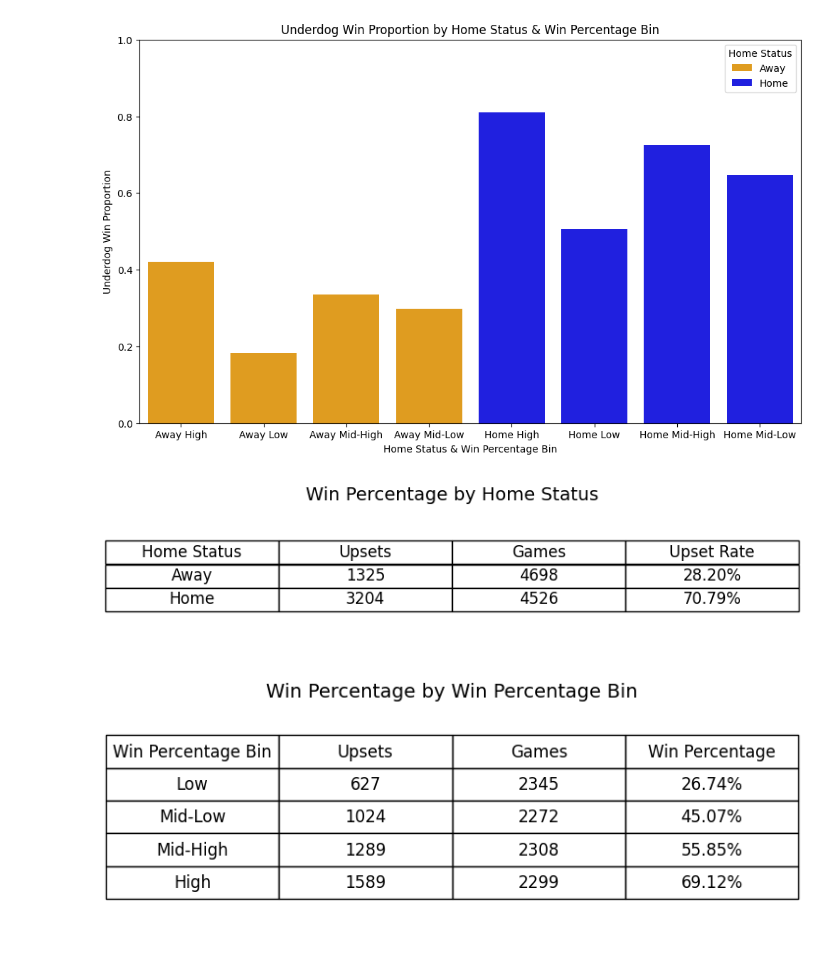
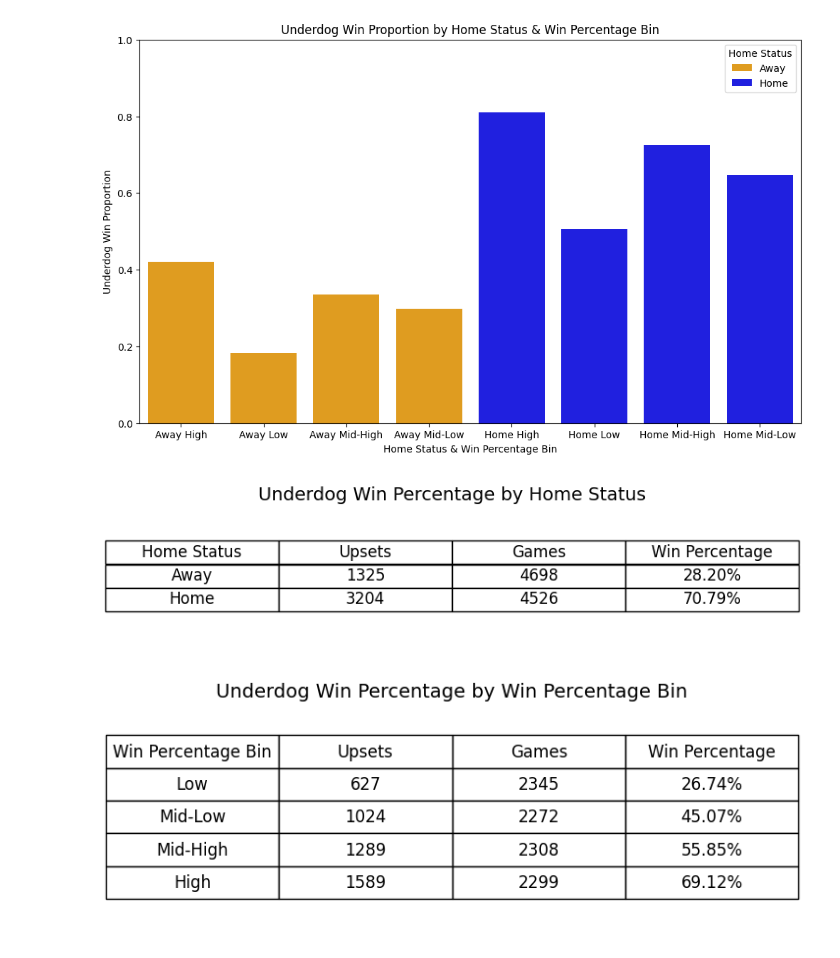
Before and after one commit to vys5hb/NBA-Upset-Analysis, a Jupyter notebook: NBA_Database.ipynb, the cells around one changed output. Cells and saved outputs as stored; diff of their text form; code cells hidden in the pictures.

```diff
--- a/NBA_Database.ipynb
+++ b/NBA_Database.ipynb
@@ -215,29 +215,29 @@ plt.legend(title='Home Status', loc='upper right')
 # %%
 # Create table for Win Percentage for Home Status
 data = [
     ["Away", 1325, 4698, '28.20%'],
     ["Home", 3204, 4526, '70.79%']
 ]
 # Column headers
-headers = ["Home Status", "Upsets", "Games", "Upset Rate"]
+headers = ["Home Status", "Upsets", "Games", "Win Percentage"]
 # Create a figure and axis
 fig, ax = plt.subplots(figsize=(8, 2))
 # Hide axes
 ax.axis('off')
 # Create the table
 table = ax.table(
     cellText=data,
     colLabels=headers,
     loc='center',
     cellLoc='center'
 )
 table.auto_set_font_size(False)
 table.set_fontsize(12)
 table.scale(1.2, 1.5)
-plt.title("Win Percentage by Home Status", fontsize=14, pad=1)
+plt.title("Underdog Win Percentage by Home Status", fontsize=14, pad=1)
 plt.show()
 # %% [output]
-[figure, old version]
+[figure, new version]
 # %%
 # Create table for Win Percentage for Win Percentage Bin
 data = [
@@ -262,10 +262,10 @@ table = ax.table(
 table.auto_set_font_size(False)
 table.set_fontsize(12)
 table.scale(1.3, 2)
-plt.title("Win Percentage by Win Percentage Bin", fontsize=14, pad=5)
+plt.title("Underdog Win Percentage by Win Percentage Bin", fontsize=14, pad=5)
 plt.show()
 # %% [output]
-[figure, old version]
+[figure, new version]
 # %%
 # Create table for Win Percentage for Home Status & Win Percentage Bin
 data = [
```
Also changed, not shown: parts of 1 cell of this notebook, 1 other file.
